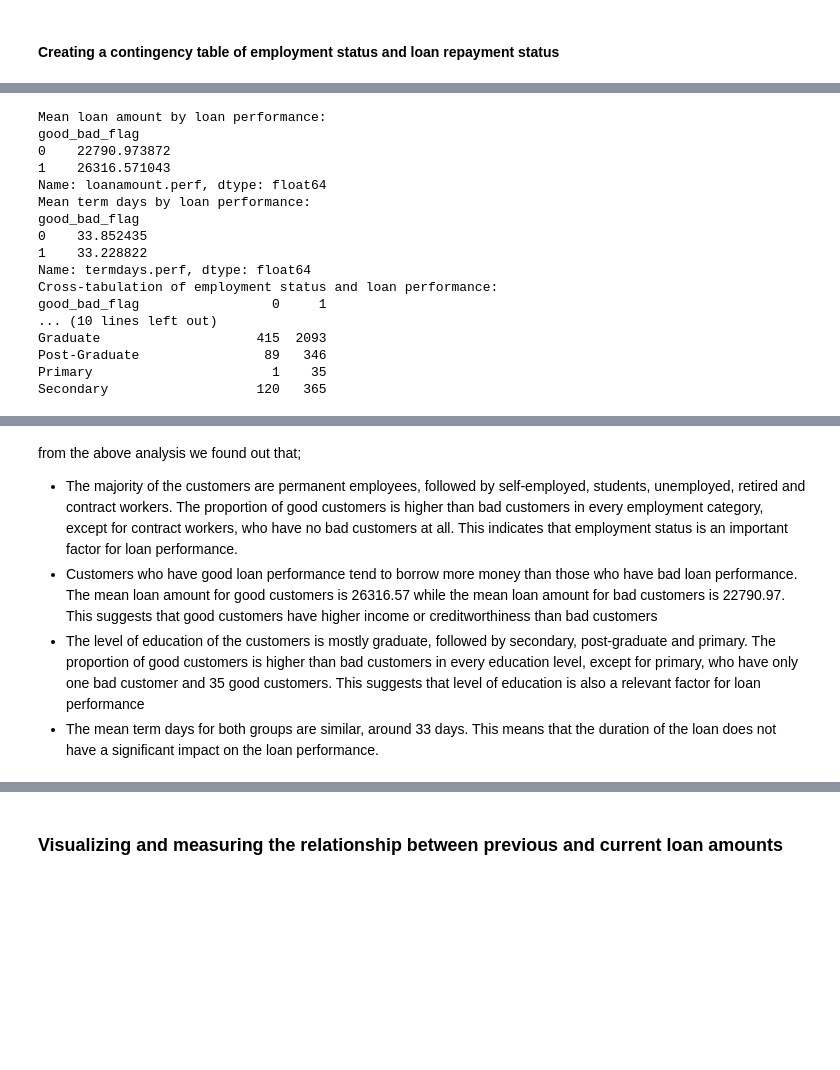
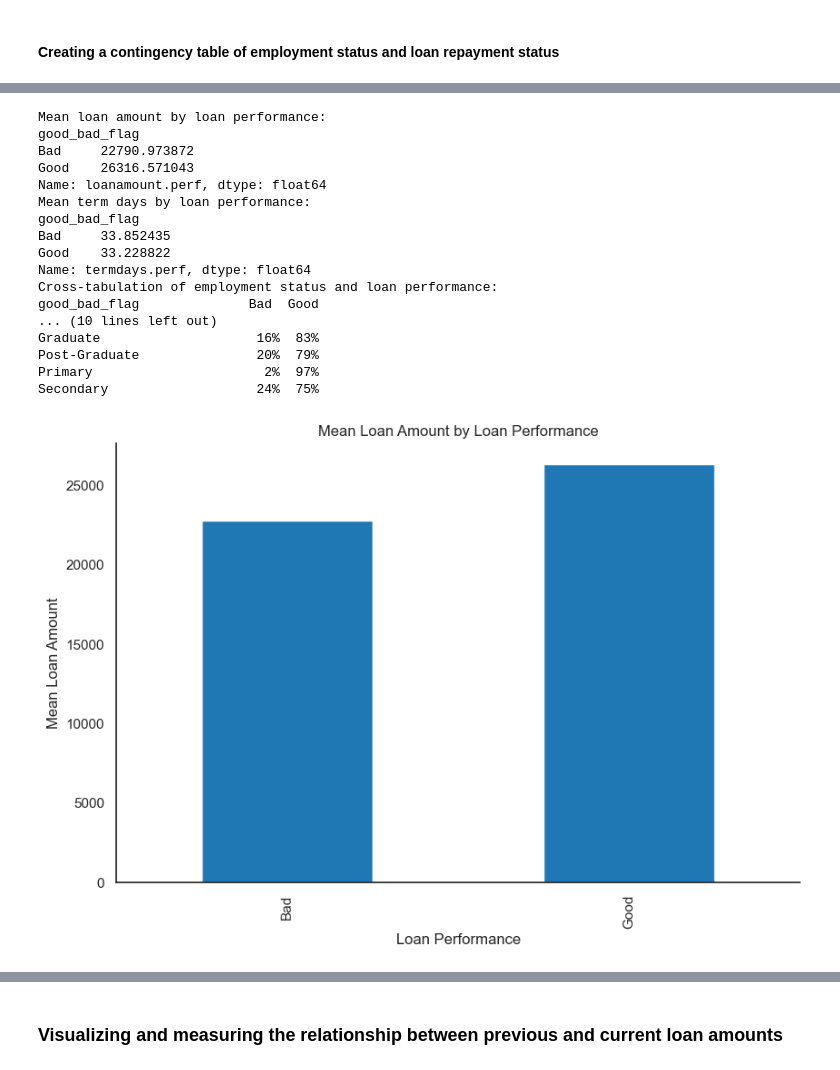
Before and after one commit to frank015940/Loan-Default-Prediction, a Jupyter notebook: loan_default.ipynb, the cells around one changed output, grey strips where cells are left out. Drawn from its saved outputs; the diff is of its cells as text; code cells hidden in the pictures; blank space fills up the shorter version.

```diff
--- a/loan_default.ipynb
+++ b/loan_default.ipynb
@@ -677,42 +617,78 @@ plot_crosstab(cross_tab)
 # %%
 # Calculate the mean loan amount and term days for each group
 mean_loan_amount = merged_data.groupby("good_bad_flag")["loanamount.perf"].mean()
 mean_term_days = merged_data.groupby("good_bad_flag")["termdays.perf"].mean()
 
 # Print the results
 print("Mean loan amount by loan performance:")
 print(mean_loan_amount)
 print("Mean term days by loan performance:")
 print(mean_term_days)
 
-# Create a cross-tabulation table for employment status and loan performance
-ct_employment = pd.crosstab(merged_data["employment_status_clients"], merged_data["good_bad_flag"])
+# Create a cross-tabulation table for employment status and loan performance with percentages
+ct_employment = pd.crosstab(merged_data["employment_status_clients"], merged_data["good_bad_flag"], normalize="index") * 100
 
-# Print the results
+# Format the percentages with percentage signs and no decimal places
+ct_employment_formatted = ct_employment.applymap(lambda x: f'{int(x)}%')
+
+# Print the results with formatted percentages
 print("Cross-tabulation of employment status and loan performance:")
-print(ct_employment)
+print(ct_employment_formatted)
 
-# Create a cross-tabulation table for level of education and loan performance
-ct_education = pd.crosstab(merged_data["level_of_education_clients"], merged_data["good_bad_flag"])
+# Create a cross-tabulation table for level of education and loan performance with percentages
+ct_education = pd.crosstab(merged_data["level_of_education_clients"], merged_data["good_bad_flag"], normalize="index") * 100
 
-# Print the results
+# Format the percentages with percentage signs and no decimal places
+ct_education_formatted = ct_education.applymap(lambda x: f'{int(x)}%')
+
+# Print the results with formatted percentages
 print("Cross-tabulation of level of education and loan performance:")
-print(ct_education)
+print(ct_education_formatted)
+
+# visualizations
+def visualize_data(mean_loan_amount, mean_term_days, ct_employment, ct_education):
+    # Mean Loan Amount
+    mean_loan_amount.plot(kind='bar', title="Mean Loan Amount by Loan Performance")
+    plt.xlabel("Loan Performance")
+    plt.ylabel("Mean Loan Amount")
+    plt.show()
+
+    # Mean Term Days
+    mean_term_days.plot(kind='bar', title="Mean Term Days by Loan Performance")
+    plt.xlabel("Loan Performance")
+    plt.ylabel("Mean Term Days")
+    plt.show()
+
+    # Cross-Tabulation of Employment Status
+    ct_employment.plot(kind='bar', stacked=True, title="Employment Status vs. Loan Performance")
+    plt.xlabel("Employment Status")
+    plt.ylabel("Count")
+    plt.show()
+
+    # Cross-Tabulation of Level of Education
+    ct_education.plot(kind='bar', stacked=True, title="Level of Education vs. Loan Performance")
+    plt.xlabel("Level of Education")
+    plt.ylabel("Count")
+    plt.show()
+
+# Assuming you have already calculated mean_loan_amount, mean_term_days, ct_employment, and ct_education
+visualize_data(mean_loan_amount, mean_term_days, ct_employment, ct_education)
 # %% [output]
 Mean loan amount by loan performance:
 good_bad_flag
-0    22790.973872
-1    26316.571043
+Bad     22790.973872
+Good    26316.571043
 Name: loanamount.perf, dtype: float64
 Mean term days by loan performance:
 good_bad_flag
-0    33.852435
-1    33.228822
+Bad     33.852435
+Good    33.228822
 Name: termdays.perf, dtype: float64
 Cross-tabulation of employment status and loan performance:
-good_bad_flag                 0     1
+good_bad_flag              Bad  Good
 ... (10 lines left out)
-Graduate                    415  2093
-Post-Graduate                89   346
-Primary                       1    35
-Secondary                   120   365
+Graduate                    16%  83%
+Post-Graduate               20%  79%
+Primary                      2%  97%
+Secondary                   24%  75%
+[figure, added]
@@ -719,6 +697,0 @@ Secondary                   120   365
-# %% [markdown]
-from the above analysis we found out that;
-   - The majority of the customers are permanent employees, followed by self-employed, students, unemployed, retired and contract workers. The proportion   of good customers is higher than bad customers in every employment category, except for contract workers, who have no bad customers at all. This indicates that employment status is an important factor for loan performance.
-   - Customers who have good loan performance tend to borrow more money than those who have bad loan performance. The mean loan amount for good customers is 26316.57 while the mean loan amount for bad customers is 22790.97. This suggests that good customers have higher income or creditworthiness than bad customers
-   - The level of education of the customers is mostly graduate, followed by secondary, post-graduate and primary. The proportion of good customers is higher than bad customers in every education level, except for primary, who have only one bad customer and 35 good customers. This suggests that level of education is also a relevant factor for loan performance
-   - The mean term days for both groups are similar, around 33 days. This means that the duration of the loan does not have a significant impact on the loan performance.
```
Also changed, not shown: parts of 68 cells of this notebook.
